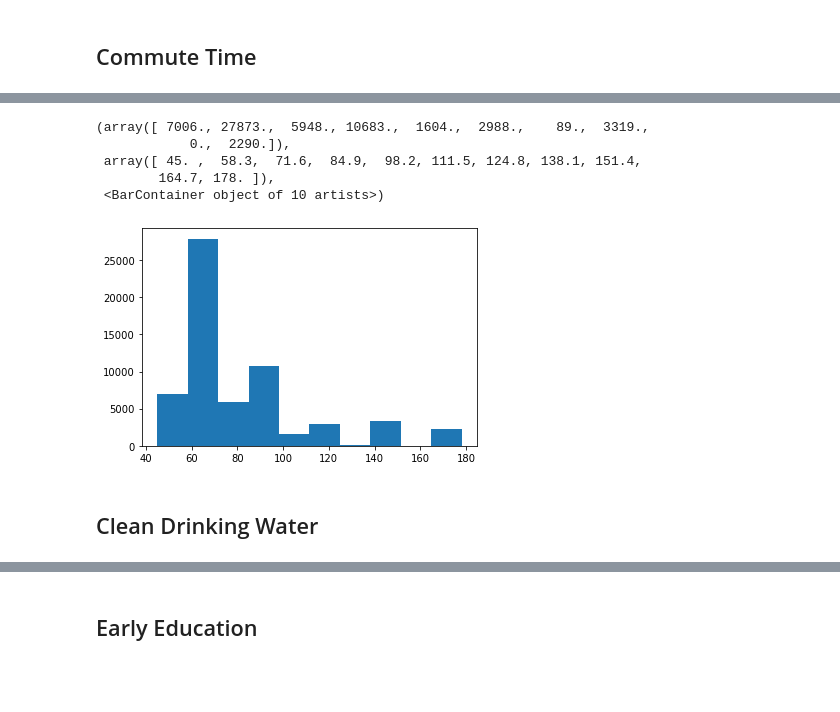
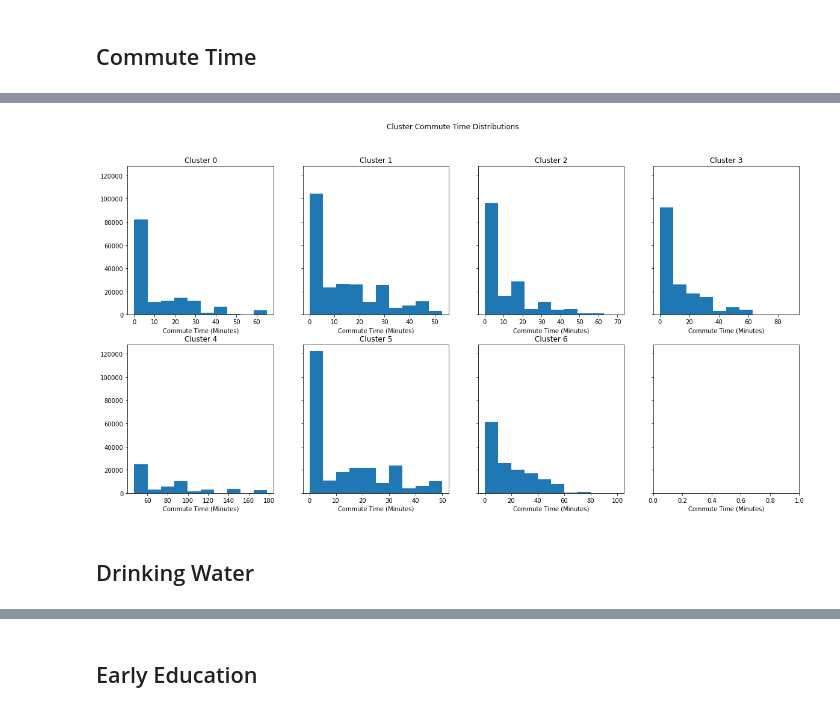
Before and after one commit to aren-kab/CDI-Capstone, a Jupyter notebook: 2010Clustering.ipynb, the cells around one changed output, grey strips where cells are left out. Drawn from its saved outputs; the diff is of its cells as text; code cells hidden in the pictures; blank space fills up the shorter version.

```diff
--- a/2010Clustering.ipynb
+++ b/2010Clustering.ipynb
@@ -257,7 +292,7 @@ clust1 = dfXfin[dfXfin['labels']==1]
 clust2 = dfXfin[dfXfin['labels']==2]
 clust3 = dfXfin[dfXfin['labels']==3]
 clust4 = dfXfin[dfXfin['labels']==4]
-#clust5 = dfXfin[dfXfin['labels']==5]
-#clust6 = dfXfin[dfXfin['labels']==6]
+clust5 = dfXfin[dfXfin['labels']==5]
+clust6 = dfXfin[dfXfin['labels']==6]
 # %% [markdown]
 ## Housing Category
@@ -364,11 +366,25 @@ matplotlib.pyplot.hist(clust3['TRANTIME'])
-# %%
-matplotlib.pyplot.hist(clust4['TRANTIME'])
-# %% [output]
-(array([ 7006., 27873.,  5948., 10683.,  1604.,  2988.,    89.,  3319.,
-            0.,  2290.]),
- array([ 45. ,  58.3,  71.6,  84.9,  98.2, 111.5, 124.8, 138.1, 151.4,
-        164.7, 178. ]),
- <BarContainer object of 10 artists>)
-[figure, removed]
+# %%
+fig, axs = plt.subplots(2, 4, sharey=True, figsize=(20,10))
+fig.suptitle("Cluster Commute Time Distributions")
+
+axs[0, 0].hist(clust0['TRANTIME'])
+axs[0, 0].set_title('Cluster 0')
+axs[0, 1].hist(clust1['TRANTIME'])
+axs[0, 1].set_title('Cluster 1')
+axs[0, 2].hist(clust2['TRANTIME'])
+axs[0, 2].set_title('Cluster 2')
+axs[0, 3].hist(clust3['TRANTIME'])
+axs[0, 3].set_title('Cluster 3')
+axs[1, 0].hist(clust4['TRANTIME'])
+axs[1, 0].set_title('Cluster 4')
+axs[1, 1].hist(clust5['TRANTIME'])
+axs[1, 1].set_title('Cluster 5')
+axs[1, 2].hist(clust6['TRANTIME'])
+axs[1, 2].set_title('Cluster 6')
+
+for ax in axs.flat:
+    ax.set(xlabel='Commute Time (Minutes)')
+# %% [output]
+[figure, added]
 # %% [markdown]
-## Clean Drinking Water
+## Drinking Water
```
Also changed, not shown: parts of 54 cells of this notebook.
